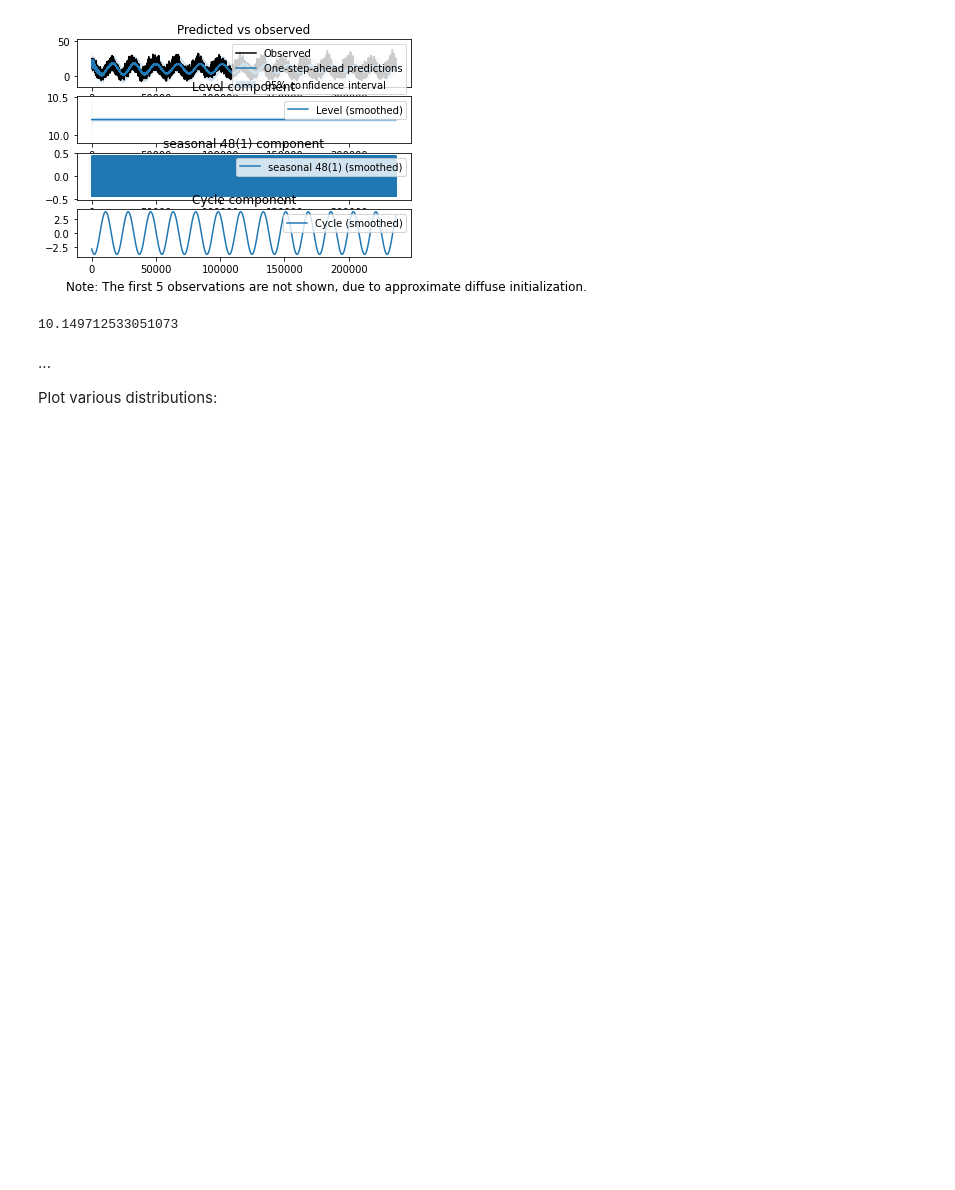
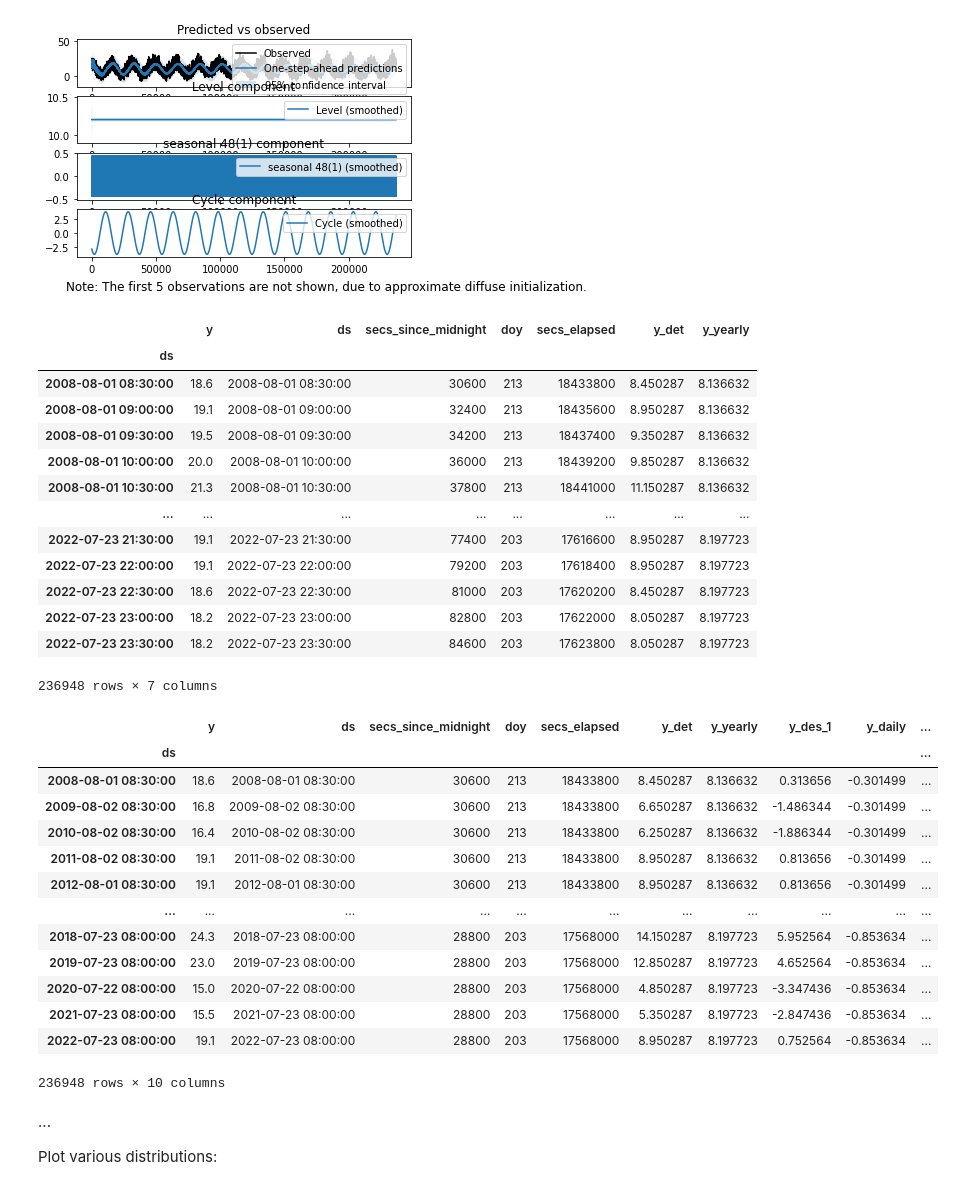
Before and after one commit to makeyourownmaker/CambridgeTemperatureNotebooks, a Jupyter notebook: notebooks/gradient_boosting.ipynb, the cells around one changed output. Cells and saved outputs as stored; diff of their text form; code cells hidden in the pictures; blank space fills up the shorter version.

Commit message:
First step of my own yearly, daily, residual decomposition for temperature

```diff
--- a/notebooks/gradient_boosting.ipynb
+++ b/notebooks/gradient_boosting.ipynb
@@ -652,16 +652,61 @@ Warnings:
 [1] Covariance matrix calculated using the outer product of gradients (complex-step).
 fixed intercept estimated as 10.203
 [figure]
+# %%
+df_des = df[['y','ds']].dropna()
+df_des.set_index('ds', drop=False, inplace=True)
+
+df_des['secs_since_midnight'] = ((df_des['ds'] - df_des['ds'].dt.normalize()) / pd.Timedelta('1 second')).astype(int)
+df_des['doy'] = df_des['ds'].apply(lambda x: x.dayofyear - 1)
+df_des['secs_elapsed'] = df_des['secs_since_midnight'] + df_des['doy'] * DAY
+
+df_des['y_det'] = df_des.y - df_des.y.mean()
+
+df_yearly = df_des[['y_det', 'doy']].groupby('doy').mean('y_det')
+df_yearly = df_yearly.rename(columns={'y_det': 'y_yearly'})
+df_des = pd.merge(df_des, df_yearly, on='doy')
+df_des.set_index('ds', drop=False, inplace=True)
+display(df_des)
+
+df_des['y_des_1'] = df_des.y_det - df_des.y_yearly
+
+df_daily = df_des[['y_des_1', 'secs_since_midnight']].groupby('secs_since_midnight').mean('y_des_1')
+df_daily = df_daily.rename(columns={'y_des_1': 'y_daily'})
+df_des = pd.merge(df_des, df_daily, on='secs_since_midnight')
+df_des.set_index('ds', drop=False, inplace=True)
+
+df_des['y_res'] = df.y - df_des.y_det - df_des.y_yearly - df_des.y_daily
+df_des
+# %% [output]
+|  | y | ds | secs_since_midnight | doy | secs_elapsed | y_det | y_yearly |
+| ds |  |  |  |  |  |  |  |
+| 2008-08-01 08:30:00 | 18.6 | 2008-08-01 08:30:00 | 30600 | 213 | 18433800 | 8.450287 | 8.136632 |
+| 2008-08-01 09:00:00 | 19.1 | 2008-08-01 09:00:00 | 32400 | 213 | 18435600 | 8.950287 | 8.136632 |
+| 2008-08-01 09:30:00 | 19.5 | 2008-08-01 09:30:00 | 34200 | 213 | 18437400 | 9.350287 | 8.136632 |
+| 2008-08-01 10:00:00 | 20.0 | 2008-08-01 10:00:00 | 36000 | 213 | 18439200 | 9.850287 | 8.136632 |
+| 2008-08-01 10:30:00 | 21.3 | 2008-08-01 10:30:00 | 37800 | 213 | 18441000 | 11.150287 | 8.136632 |
+| ... | ... | ... | ... | ... | ... | ... | ... |
+| 2022-07-23 21:30:00 | 19.1 | 2022-07-23 21:30:00 | 77400 | 203 | 17616600 | 8.950287 | 8.197723 |
+| 2022-07-23 22:00:00 | 19.1 | 2022-07-23 22:00:00 | 79200 | 203 | 17618400 | 8.950287 | 8.197723 |
+| 2022-07-23 22:30:00 | 18.6 | 2022-07-23 22:30:00 | 81000 | 203 | 17620200 | 8.450287 | 8.197723 |
+| 2022-07-23 23:00:00 | 18.2 | 2022-07-23 23:00:00 | 82800 | 203 | 17622000 | 8.050287 | 8.197723 |
+| 2022-07-23 23:30:00 | 18.2 | 2022-07-23 23:30:00 | 84600 | 203 | 17623800 | 8.050287 | 8.197723 |
+236948 rows × 7 columns
+|  | y | ds | secs_since_midnight | doy | secs_elapsed | y_det | y_yearly | y_des_1 | y_daily | ... |
+| ds |  |  |  |  |  |  |  |  |  | ... |
+| 2008-08-01 08:30:00 | 18.6 | 2008-08-01 08:30:00 | 30600 | 213 | 18433800 | 8.450287 | 8.136632 | 0.313656 | -0.301499 | ... |
+| 2009-08-02 08:30:00 | 16.8 | 2009-08-02 08:30:00 | 30600 | 213 | 18433800 | 6.650287 | 8.136632 | -1.486344 | -0.301499 | ... |
+| 2010-08-02 08:30:00 | 16.4 | 2010-08-02 08:30:00 | 30600 | 213 | 18433800 | 6.250287 | 8.136632 | -1.886344 | -0.301499 | ... |
+| 2011-08-02 08:30:00 | 19.1 | 2011-08-02 08:30:00 | 30600 | 213 | 18433800 | 8.950287 | 8.136632 | 0.813656 | -0.301499 | ... |
+| 2012-08-01 08:30:00 | 19.1 | 2012-08-01 08:30:00 | 30600 | 213 | 18433800 | 8.950287 | 8.136632 | 0.813656 | -0.301499 | ... |
+| ... | ... | ... | ... | ... | ... | ... | ... | ... | ... | ... |
+| 2018-07-23 08:00:00 | 24.3 | 2018-07-23 08:00:00 | 28800 | 203 | 17568000 | 14.150287 | 8.197723 | 5.952564 | -0.853634 | ... |
+| 2019-07-23 08:00:00 | 23.0 | 2019-07-23 08:00:00 | 28800 | 203 | 17568000 | 12.850287 | 8.197723 | 4.652564 | -0.853634 | ... |
+| 2020-07-22 08:00:00 | 15.0 | 2020-07-22 08:00:00 | 28800 | 203 | 17568000 | 4.850287 | 8.197723 | -3.347436 | -0.853634 | ... |
+| 2021-07-23 08:00:00 | 15.5 | 2021-07-23 08:00:00 | 28800 | 203 | 17568000 | 5.350287 | 8.197723 | -2.847436 | -0.853634 | ... |
+| 2022-07-23 08:00:00 | 19.1 | 2022-07-23 08:00:00 | 28800 | 203 | 17568000 | 8.950287 | 8.197723 | 0.752564 | -0.853634 | ... |
+236948 rows × 10 columns
 # %%
-df_des = df
-
-df_des['y_det'] = df_des.y - df_des.y.mean()
-
-# Add seasonal mean temperature (y_seasonal), humidity and dew.point
-df['secs_since_midnight'] = ((df['ds'] - df['ds'].dt.normalize()) / pd.Timedelta('1 second')).astype(int)
-df['doy'] = df['ds'].apply(lambda x: x.dayofyear - 1)
-df['secs_elapsed'] = df['secs_since_midnight'] + df['doy'] * DAY
-
 for var in ['y', 'humidity', 'dew.point']:
   df_seasonal_var = df[[var, 'secs_elapsed']].groupby('secs_elapsed').mean(var)
   df_seasonal_var.rename(columns={var: var + '_seasonal'}, inplace=True)
@@ -670,8 +715,6 @@ for var in ['y', 'humidity', 'dew.point']:
 
 df = pd.merge(df, day_splines_df,  on='secs_since_midnight')
 df = pd.merge(df, year_splines_df, on='secs_elapsed')
-# %% [output]
-10.149712533051073
 # %% [markdown]
 ...
 
```
